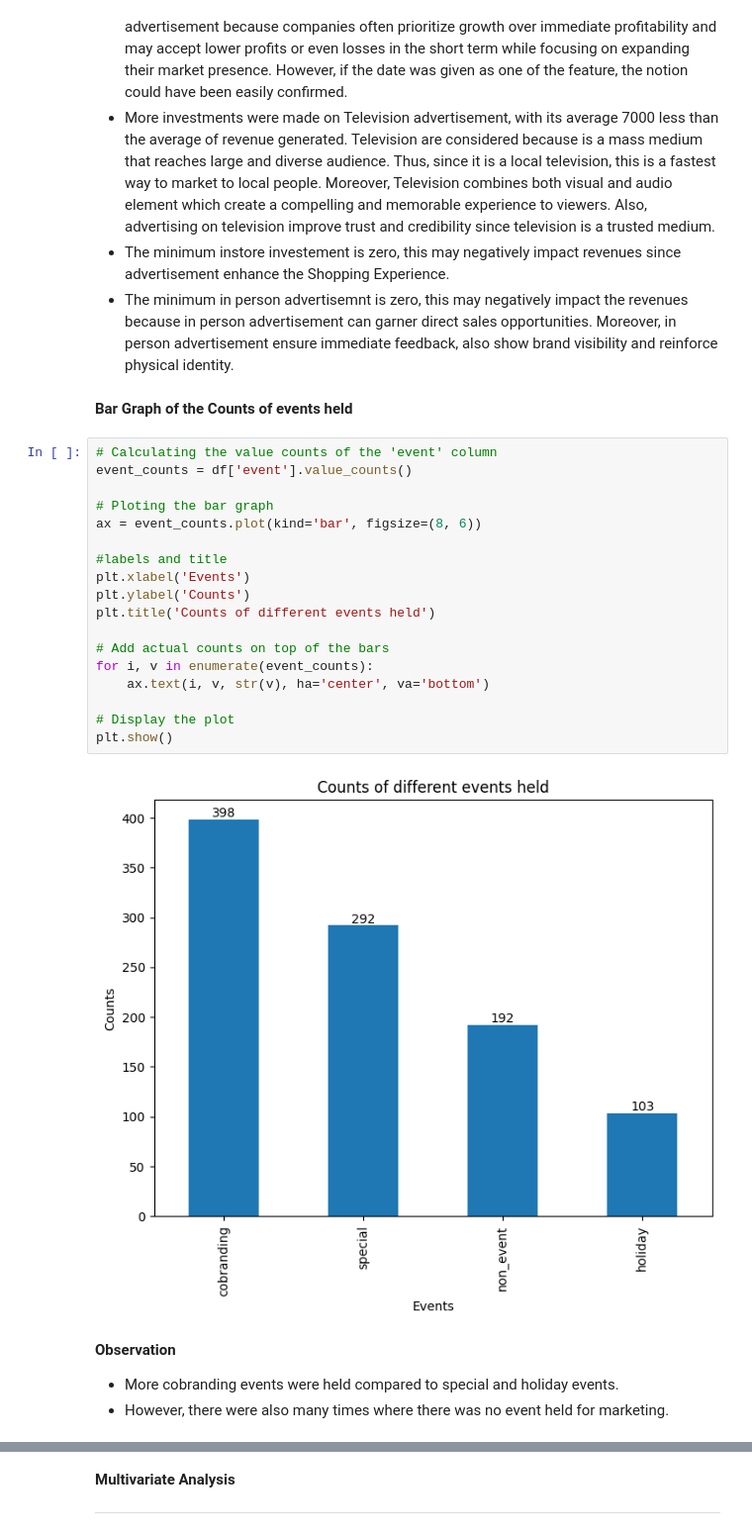
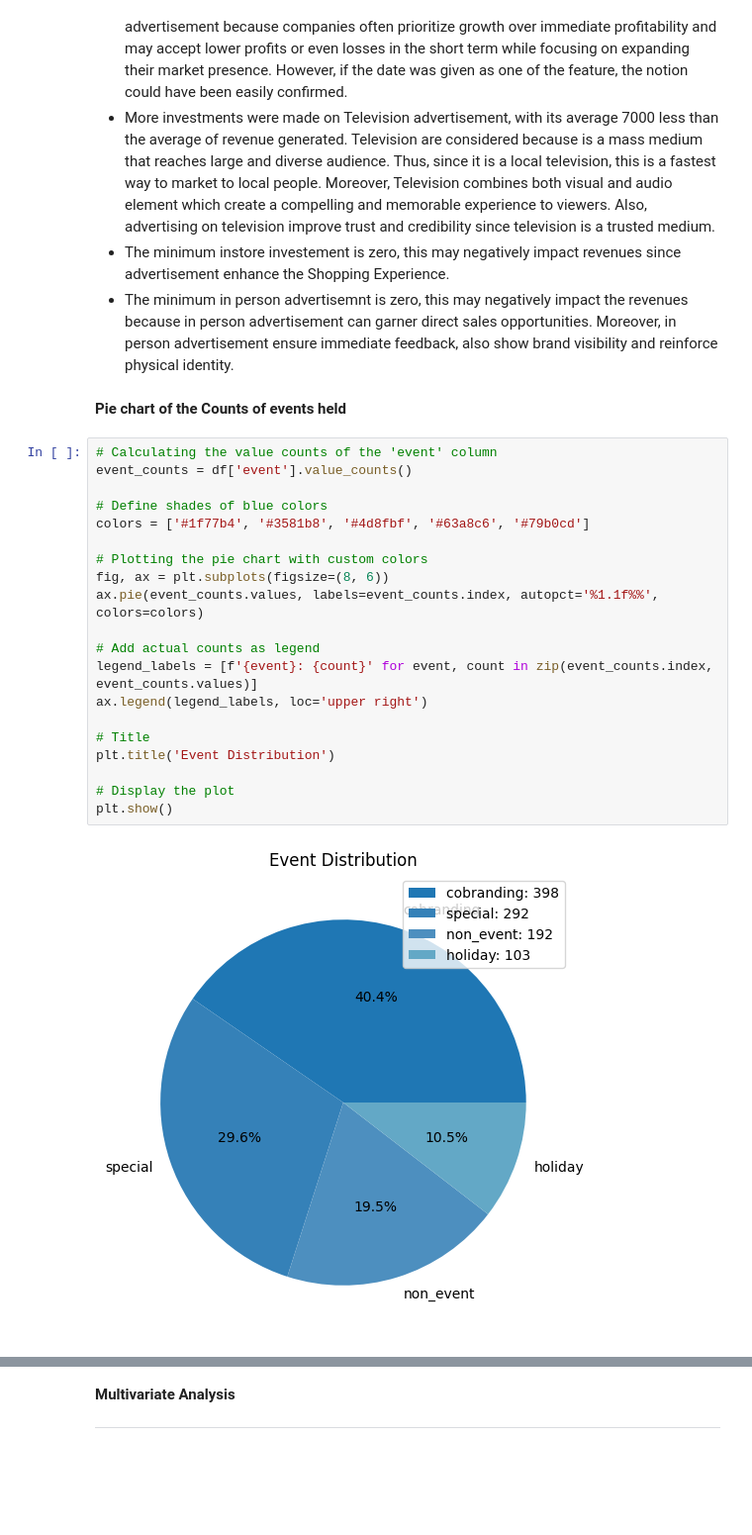
Before and after one commit to Tshifhumulo10/Martketing-Analysis-and-Revenue-Prediction, a Jupyter notebook: Martketing_Analysis_and_Revenue_Prediction.ipynb, the cells around one changed output, grey strips where cells are left out. Shown at 99% size. Drawn from its saved outputs; the diff is of its cells as text; blank space fills up the shorter version.

```diff
--- a/Martketing_Analysis_and_Revenue_Prediction.ipynb
+++ b/Martketing_Analysis_and_Revenue_Prediction.ipynb
@@ -137,29 +137,26 @@ array([[<Axes: ylabel='Density'>, <Axes: ylabel='Density'>],
 - The minimum instore investement is zero, this may negatively impact revenues since advertisement enhance the Shopping Experience.
 - The minimum in person advertisemnt is zero, this may negatively impact the revenues because in person advertisement can garner direct sales opportunities. Moreover, in person advertisement ensure immediate feedback, also show brand visibility and reinforce physical identity.
 # %% [markdown]
-**Bar Graph of the Counts of events held**
+**Pie chart of the Counts of events held**
-# %%
-# Calculating the value counts of the 'event' column
-event_counts = df['event'].value_counts()
-
-# Ploting the bar graph
-ax = event_counts.plot(kind='bar', figsize=(8, 6))
-
-#labels and title
-plt.xlabel('Events')
-plt.ylabel('Counts')
-plt.title('Counts of different events held')
-
-# Add actual counts on top of the bars
-for i, v in enumerate(event_counts):
-    ax.text(i, v, str(v), ha='center', va='bottom')
-
-# Display the plot
-plt.show()
-# %% [output]
-[figure, removed]
-# %% [markdown]
-**Observation**
-
-- More cobranding events were held compared to special and holiday events.
-- However, there were also many times where there was no event held for marketing.
+# %%
+# Calculating the value counts of the 'event' column
+event_counts = df['event'].value_counts()
+
+# Define shades of blue colors
+colors = ['#1f77b4', '#3581b8', '#4d8fbf', '#63a8c6', '#79b0cd']
+
+# Plotting the pie chart with custom colors
+fig, ax = plt.subplots(figsize=(8, 6))
+ax.pie(event_counts.values, labels=event_counts.index, autopct='%1.1f%%', colors=colors)
+
+# Add actual counts as legend
+legend_labels = [f'{event}: {count}' for event, count in zip(event_counts.index, event_counts.values)]
+ax.legend(legend_labels, loc='upper right')
+
+# Title
+plt.title('Event Distribution')
+
+# Display the plot
+plt.show()
+# %% [output]
+[figure, added]
```
Also changed, not shown: parts of 3 cells of this notebook.
